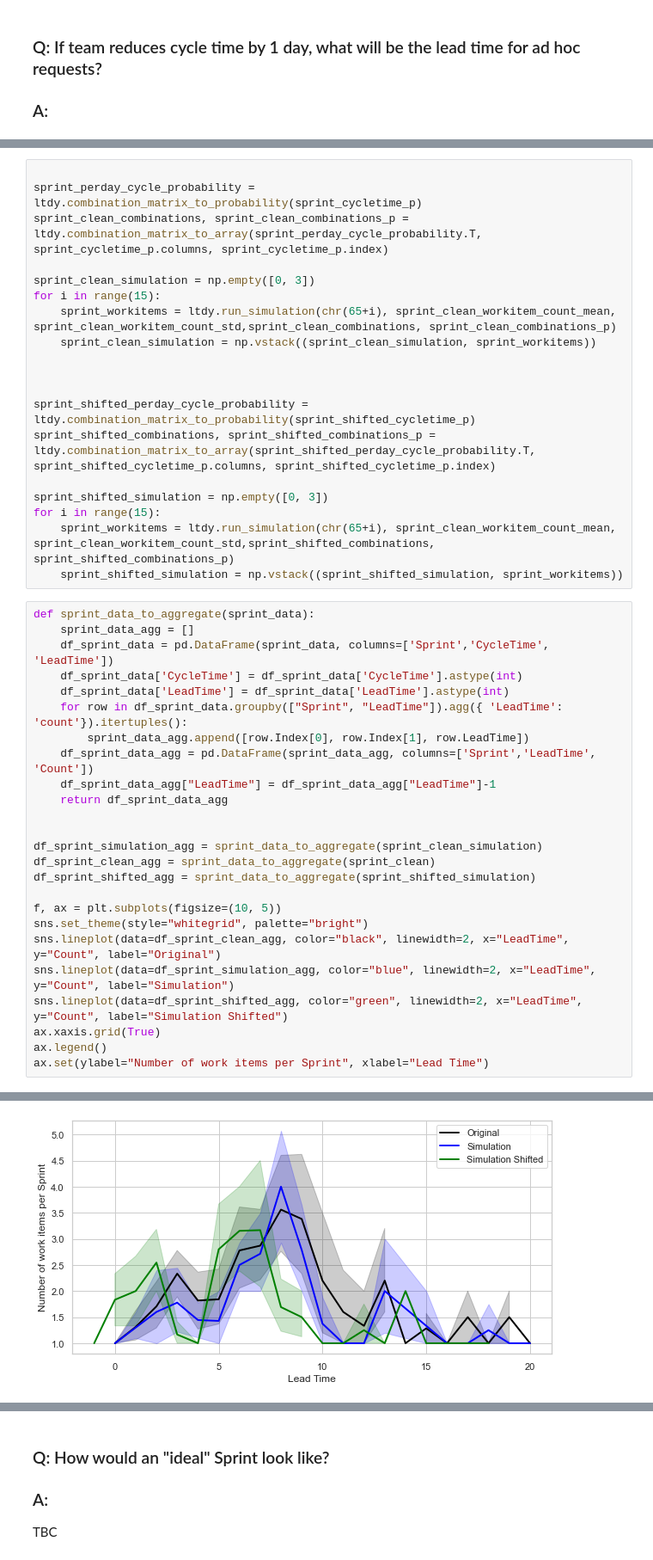
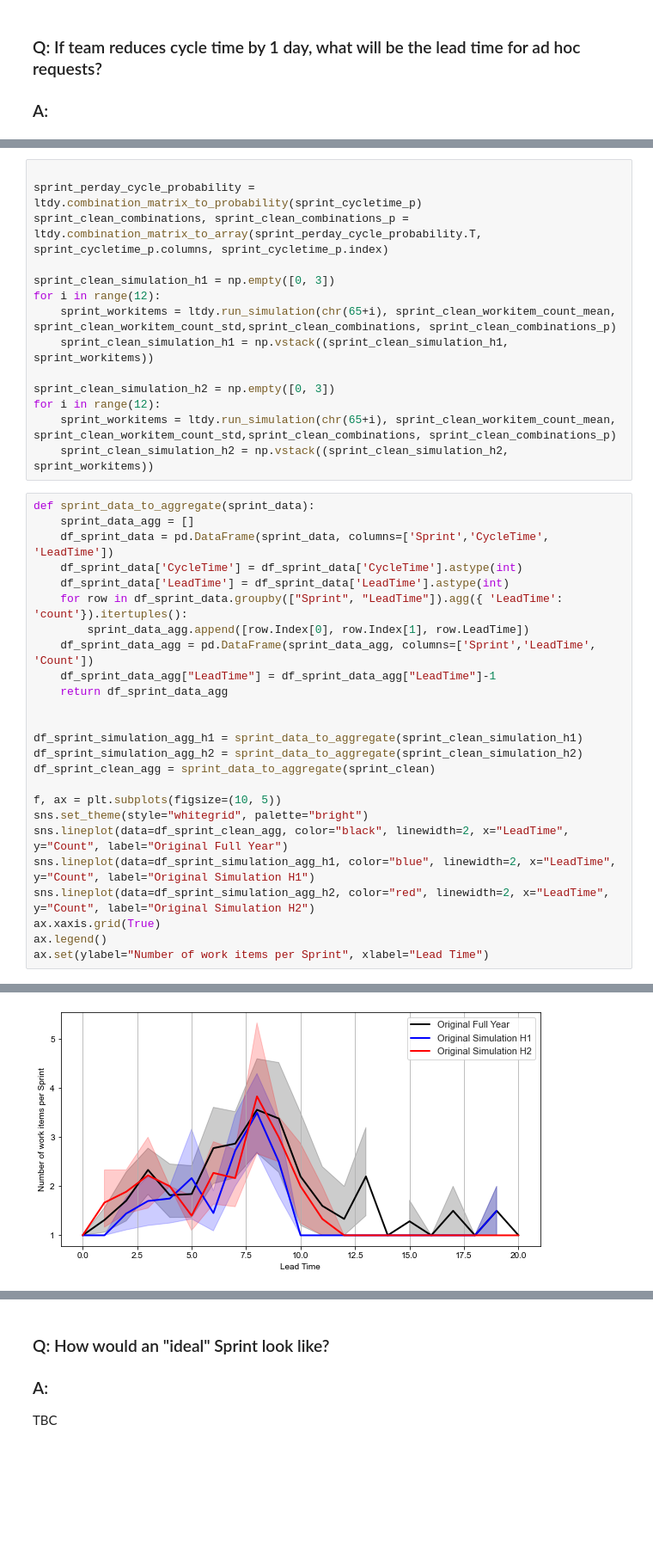
Before and after one commit to zkavtaskin/Lead-Time-Driven-Delivery-Simulation, a Jupyter notebook: Notebook/LeadTimeDynamics.ipynb, the cells around one changed output, grey strips where cells are left out. Shown at 86% size. Drawn from its saved outputs; the diff is of its cells as text; blank space fills up the shorter version.

```diff
--- a/Notebook/LeadTimeDynamics.ipynb
+++ b/Notebook/LeadTimeDynamics.ipynb
@@ -272,45 +272,40 @@ TBC
 sprint_perday_cycle_probability = ltdy.combination_matrix_to_probability(sprint_cycletime_p)
 sprint_clean_combinations, sprint_clean_combinations_p = ltdy.combination_matrix_to_array(sprint_perday_cycle_probability.T, sprint_cycletime_p.columns, sprint_cycletime_p.index)
 
-sprint_clean_simulation = np.empty([0, 3])
-for i in range(15):
+sprint_clean_simulation_h1 = np.empty([0, 3])
+for i in range(12):
     sprint_workitems = ltdy.run_simulation(chr(65+i), sprint_clean_workitem_count_mean, sprint_clean_workitem_count_std,sprint_clean_combinations, sprint_clean_combinations_p)
-    sprint_clean_simulation = np.vstack((sprint_clean_simulation, sprint_workitems))
+    sprint_clean_simulation_h1 = np.vstack((sprint_clean_simulation_h1, sprint_workitems))
 
-
-
-sprint_shifted_perday_cycle_probability = ltdy.combination_matrix_to_probability(sprint_shifted_cycletime_p)
-sprint_shifted_combinations, sprint_shifted_combinations_p = ltdy.combination_matrix_to_array(sprint_shifted_perday_cycle_probability.T, sprint_shifted_cycletime_p.columns, sprint_shifted_cycletime_p.index)
-
-sprint_shifted_simulation = np.empty([0, 3])
-for i in range(15):
-    sprint_workitems = ltdy.run_simulation(chr(65+i), sprint_clean_workitem_count_mean, sprint_clean_workitem_count_std,sprint_shifted_combinations, sprint_shifted_combinations_p)
-    sprint_shifted_simulation = np.vstack((sprint_shifted_simulation, sprint_workitems))
+sprint_clean_simulation_h2 = np.empty([0, 3])
+for i in range(12):
+    sprint_workitems = ltdy.run_simulation(chr(65+i), sprint_clean_workitem_count_mean, sprint_clean_workitem_count_std,sprint_clean_combinations, sprint_clean_combinations_p)
+    sprint_clean_simulation_h2 = np.vstack((sprint_clean_simulation_h2, sprint_workitems))
 # %%
 def sprint_data_to_aggregate(sprint_data):
     sprint_data_agg = []
     df_sprint_data = pd.DataFrame(sprint_data, columns=['Sprint','CycleTime', 'LeadTime'])
     df_sprint_data['CycleTime'] = df_sprint_data['CycleTime'].astype(int)
     df_sprint_data['LeadTime'] = df_sprint_data['LeadTime'].astype(int)
     for row in df_sprint_data.groupby(["Sprint", "LeadTime"]).agg({ 'LeadTime': 'count'}).itertuples():
         sprint_data_agg.append([row.Index[0], row.Index[1], row.LeadTime])
     df_sprint_data_agg = pd.DataFrame(sprint_data_agg, columns=['Sprint','LeadTime', 'Count'])
     df_sprint_data_agg["LeadTime"] = df_sprint_data_agg["LeadTime"]-1
     return df_sprint_data_agg
 
 
-df_sprint_simulation_agg = sprint_data_to_aggregate(sprint_clean_simulation)
+df_sprint_simulation_agg_h1 = sprint_data_to_aggregate(sprint_clean_simulation_h1)
+df_sprint_simulation_agg_h2 = sprint_data_to_aggregate(sprint_clean_simulation_h2)
 df_sprint_clean_agg = sprint_data_to_aggregate(sprint_clean)
-df_sprint_shifted_agg = sprint_data_to_aggregate(sprint_shifted_simulation)
 
 f, ax = plt.subplots(figsize=(10, 5))
 sns.set_theme(style="whitegrid", palette="bright")
-sns.lineplot(data=df_sprint_clean_agg, color="black", linewidth=2, x="LeadTime", y="Count", label="Original")
-sns.lineplot(data=df_sprint_simulation_agg, color="blue", linewidth=2, x="LeadTime", y="Count", label="Simulation")
-sns.lineplot(data=df_sprint_shifted_agg, color="green", linewidth=2, x="LeadTime", y="Count", label="Simulation Shifted")
+sns.lineplot(data=df_sprint_clean_agg, color="black", linewidth=2, x="LeadTime", y="Count", label="Original Full Year")
+sns.lineplot(data=df_sprint_simulation_agg_h1, color="blue", linewidth=2, x="LeadTime", y="Count", label="Original Simulation H1")
+sns.lineplot(data=df_sprint_simulation_agg_h2, color="red", linewidth=2, x="LeadTime", y="Count", label="Original Simulation H2")
 ax.xaxis.grid(True)
 ax.legend()
 ax.set(ylabel="Number of work items per Sprint", xlabel="Lead Time")
 # %% [output]
 [Text(0, 0.5, 'Number of work items per Sprint'), Text(0.5, 0, 'Lead Time')]
-[figure, old version]
+[figure, new version]
```
Also changed, not shown: parts of 15 cells of this notebook.
